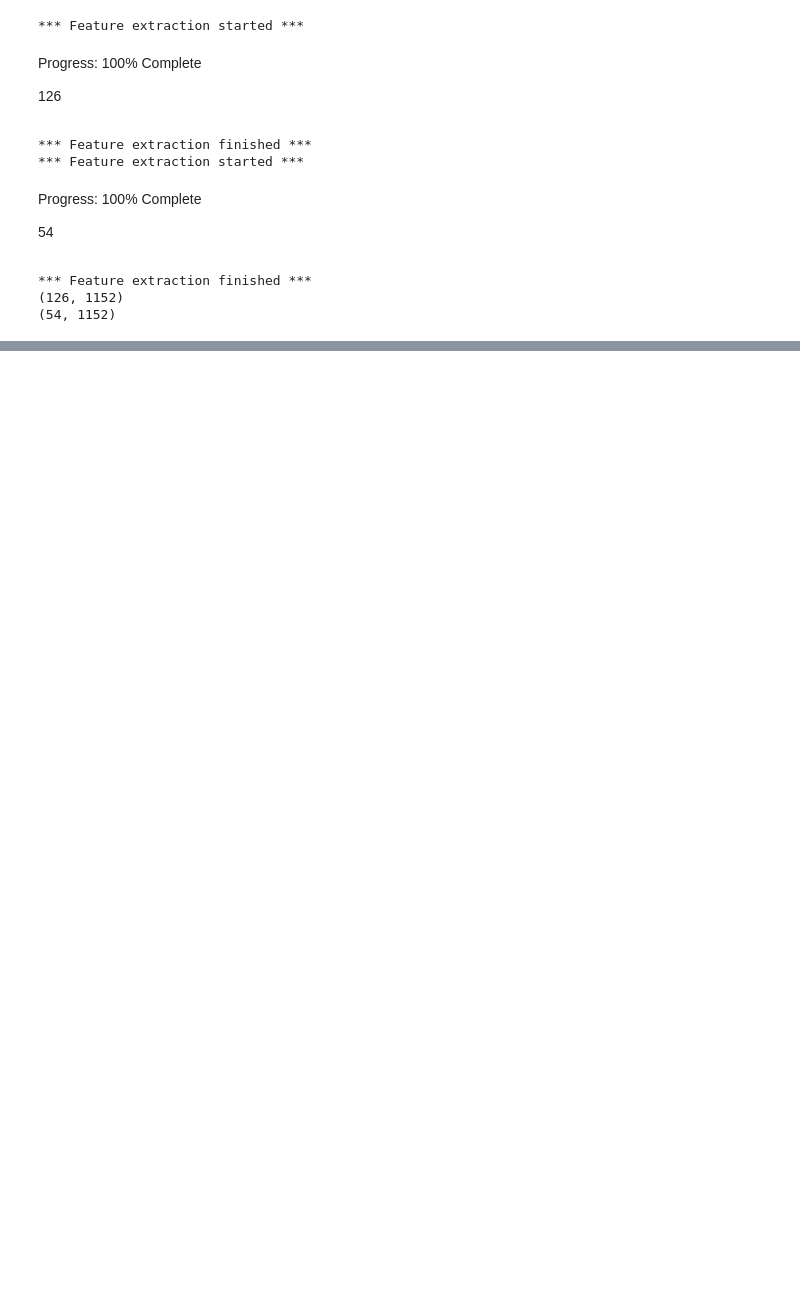
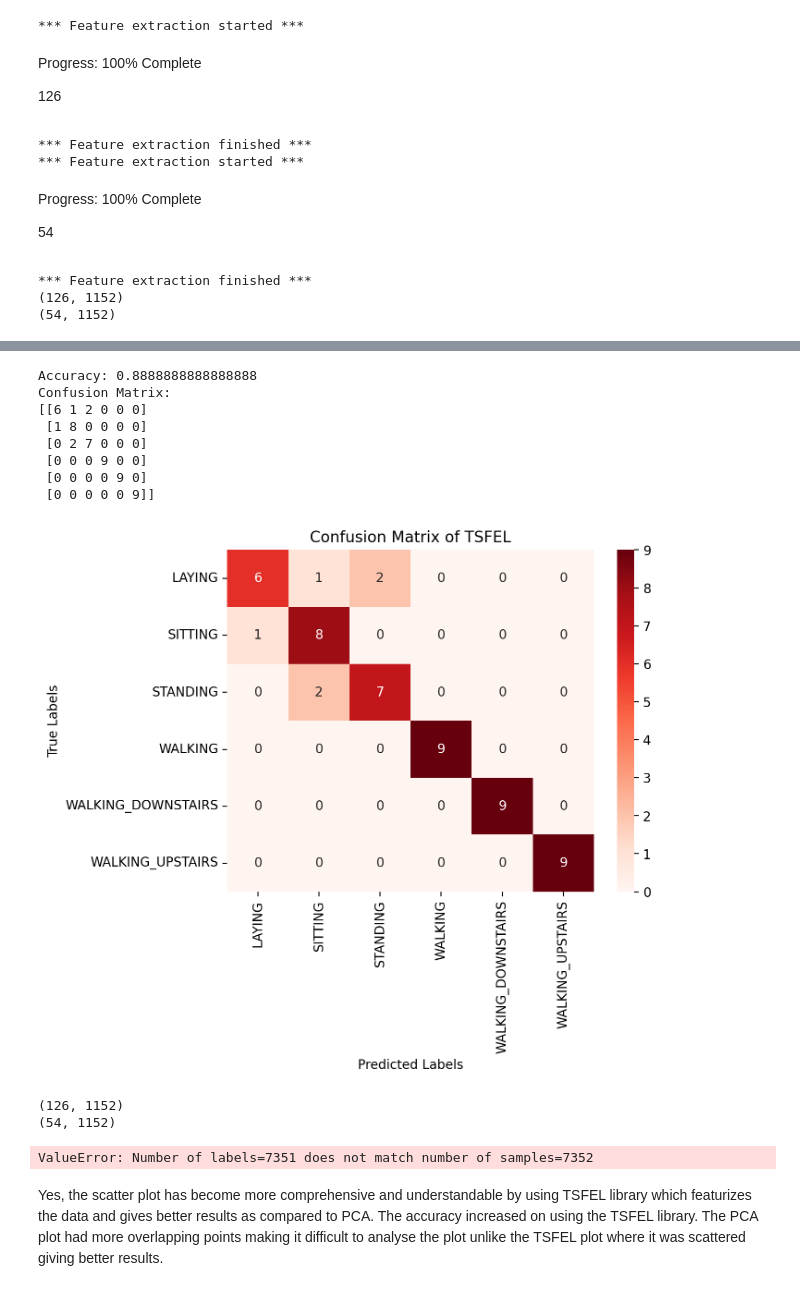
Before and after one commit to shreyamali01/fork-it, a Jupyter notebook: Task_1.ipynb, the cells around one changed output, grey strips where cells are left out. Saved outputs shown, nothing was run; the diff lists cells and outputs as text; code cells hidden in the pictures; blank space fills up the shorter version.

```diff
--- a/Task_1.ipynb
+++ b/Task_1.ipynb
@@ -250,0 +280,57 @@ plt.show()
+# %%
+dt_classifier = DecisionTreeClassifier(random_state=42)
+dt_classifier.fit(X_train_features, y_train)
+
+y_pred = dt_classifier.predict(X_test_features)
+accuracy = accuracy_score(y_test, y_pred)
+print(f"Accuracy: {accuracy}")
+print("Confusion Matrix:")
+print(confusion_matrix(y_test, y_pred))
+sns.heatmap(confusion_matrix(y_test, y_pred), annot=True, cmap='Reds', fmt='d', xticklabels=activities, yticklabels=activities)
+plt.title('Confusion Matrix of TSFEL')
+plt.xlabel('Predicted Labels')
+plt.ylabel('True Labels')
+plt.show()
+# %% [output]
+Accuracy: 0.8888888888888888
+Confusion Matrix:
+[[6 1 2 0 0 0]
+ [1 8 0 0 0 0]
+ [0 2 7 0 0 0]
+ [0 0 0 9 0 0]
+ [0 0 0 0 9 0]
+ [0 0 0 0 0 9]]
+[figure, added]
+# %%
+print(X_train_features.shape)
+print(X_test_features.shape)
+# %% [output]
+(126, 1152)
+(54, 1152)
+# %%
+X_train_author = pd.read_csv("D:\\Code\\ML\\fork-it\\HAR\\UCI HAR Dataset\\Train\\X_train.csv")
+y_train_author = pd.read_csv("D:\\Code\\ML\\fork-it\\HAR\\UCI HAR Dataset\\Train\\y_train.csv")
+X_test_author = pd.read_csv("D:\\Code\\ML\\fork-it\\HAR\\UCI HAR Dataset\\Test\\X_test.csv")
+y_test_author = pd.read_csv("D:\\Code\\ML\\fork-it\\HAR\\UCI HAR Dataset\\Test\\y_test.csv")
+dt_classifier = DecisionTreeClassifier(random_state=42)
+dt_classifier.fit(X_train_author, y_train_author)
+
+print(X_train_author.shape)
+print(y_train_author.shape)
+print(X_test_author.shape)
+print(y_test_author.shape)
+
+y_pred = dt_classifier.predict(X_test_author)
+accuracy = accuracy_score(y_test_author, y_pred)
+print(f"Accuracy: {accuracy}")
+print("Confusion Matrix:")
+print(confusion_matrix(y_test_author, y_pred))
+sns.heatmap(confusion_matrix(y_test_author, y_pred), annot=True, cmap='Reds', fmt='d', xticklabels=activities, yticklabels=activities)
+plt.title('Confusion Matrix of TSFEL')
+plt.xlabel('Predicted Labels')
+plt.ylabel('True Labels')
+plt.show()
+# %% [output]
+ValueError: Number of labels=7351 does not match number of samples=7352
+# %% [markdown]
+Yes, the scatter plot has become more comprehensive and understandable by using TSFEL library which featurizes the data and gives better results as compared to PCA. The accuracy increased on using the TSFEL library. The PCA plot had more overlapping points making it difficult to analyse the plot unlike the TSFEL plot where it was scattered giving better results.
```
Also changed, not shown: parts of 7 cells of this notebook, 5 other files.
